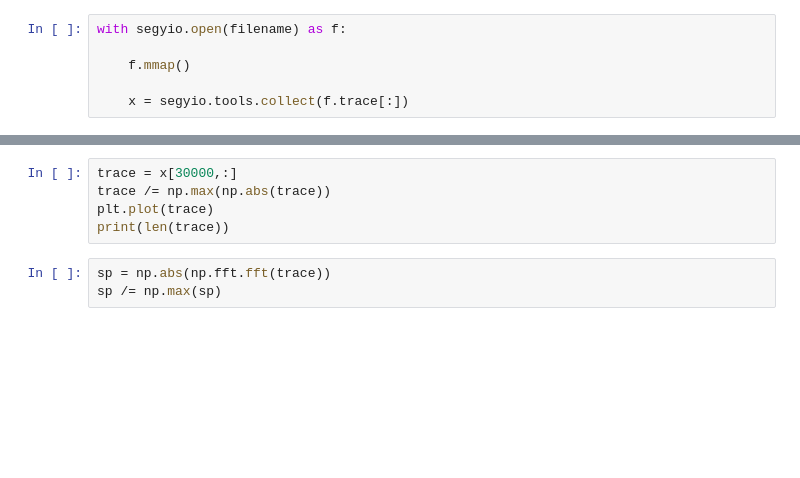
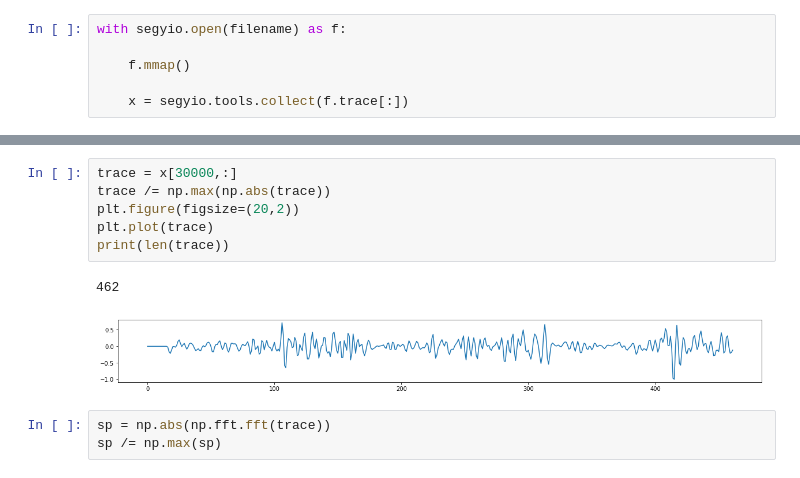
Before and after one commit to JesperDramsch/windowing-seismic-for-deep-learning, a Jupyter notebook: Explore-Windowing.ipynb, the cells around one changed output, grey strips where cells are left out. Cells and saved outputs as stored; diff of their text form; blank space fills up the shorter version.

```diff
--- a/Explore-Windowing.ipynb
+++ b/Explore-Windowing.ipynb
@@ -18,8 +31,12 @@ x.shape
 # %%
 trace = x[30000,:]
 trace /= np.max(np.abs(trace))
+plt.figure(figsize=(20,2))
 plt.plot(trace)
 print(len(trace))
+# %% [output]
+462
+[figure, added]
 # %%
 sp = np.abs(np.fft.fft(trace))
 sp /= np.max(sp)
```
Also changed, not shown: parts of 20 cells of this notebook, 1 other file.
